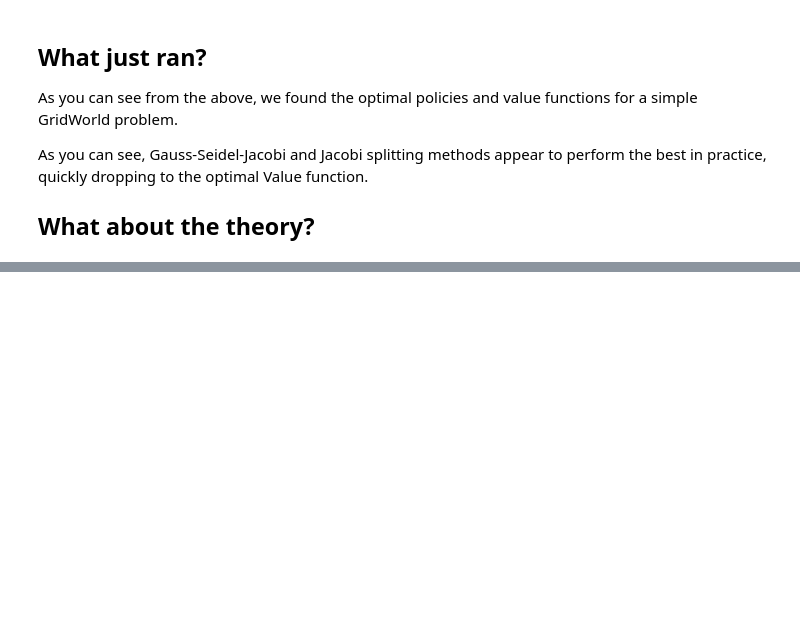
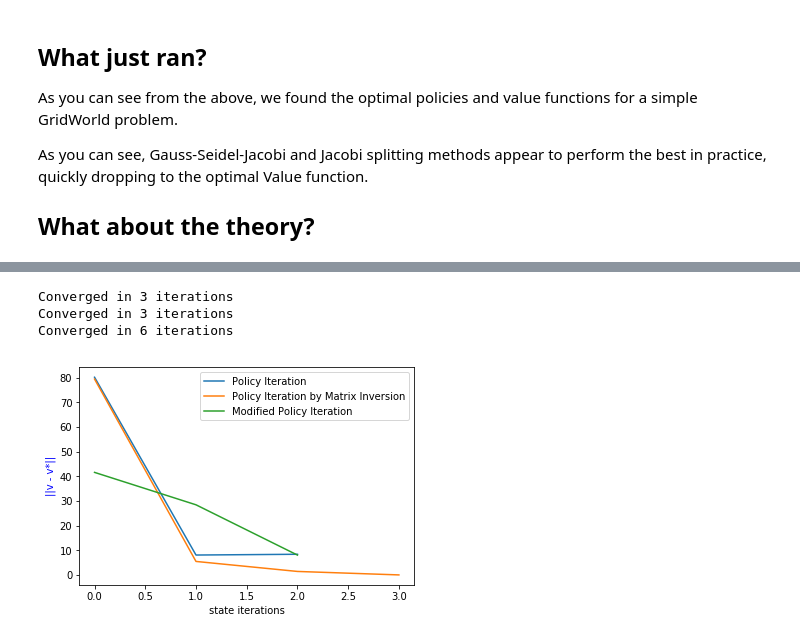
Before and after one commit to Breakend/ValuePolicyIterationVariations, a Jupyter notebook: ValueIterationWalkthrough.ipynb, the cells around one changed output, grey strips where cells are left out. Drawn from its saved outputs; the diff is of its cells as text; code cells hidden in the pictures; blank space fills up the shorter version.

Commit message:
Add separate file for PI and graph logic

```diff
--- a/ValueIterationWalkthrough.ipynb
+++ b/ValueIterationWalkthrough.ipynb
@@ -101,0 +110,23 @@ As you can see, Gauss-Seidel-Jacobi and Jacobi splitting methods appear to perfo
+# %%
+%matplotlib inline
+
+V_pi, pol_pi, n_iter_pi, vs_pi = policy_iteration(gw, 0.9, optimal_value)
+plt.plot(vs_pi)
+
+V_inv, pol_inv, n_iter_inv, vs_inv = policy_iteration_by_inversion(gw, 0.9, optimal_value)
+plt.plot(vs_inv)
+
+V_modpi, pol_modpi, n_itermodpi, vs_modpi = modified_policy_iteration(gw, 0.1, 0.9, 20, optimal_value)
+plt.plot(vs_modpi)
+
+plt.xlabel('state iterations')
+plt.ylabel('||v - v*||',color='b')
+
+plt.legend(['Policy Iteration', 'Policy Iteration by Matrix Inversion', 'Modified Policy Iteration'], loc='upper right')
+
+plt.show()
+# %% [output]
+Converged in 3 iterations
+Converged in 3 iterations
+Converged in 6 iterations
+[figure, added]
```
Also changed, not shown: parts of 2 cells of this notebook, 1 other file.
